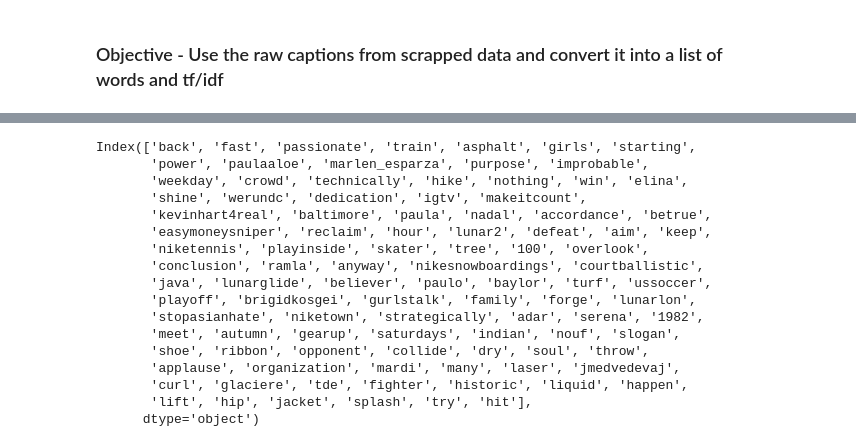
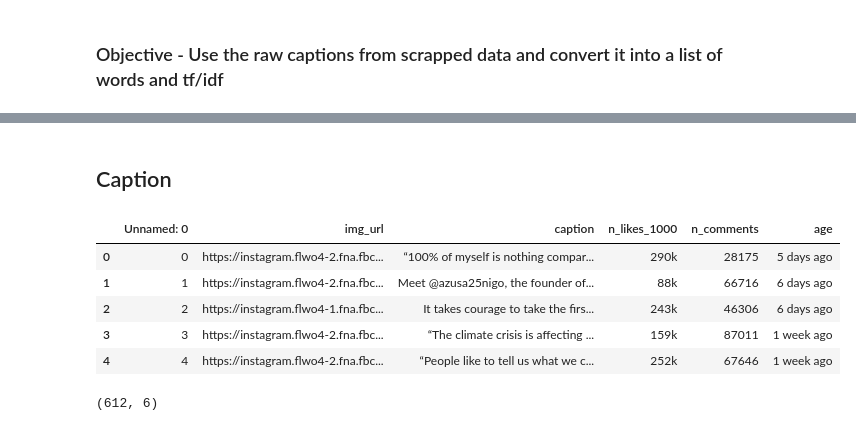
Before and after one commit to vicgpt/Unstructured-Data-Analytics, a Jupyter notebook: Project/caption_to_list.ipynb, the cells around one changed output, grey strips where cells are left out. Saved outputs shown, nothing was run; the diff lists cells and outputs as text; code cells hidden in the pictures.

```diff
--- a/Project/caption_to_list.ipynb
+++ b/Project/caption_to_list.ipynb
@@ -172,20 +112,0 @@ nike_tf_idf
-# %%
-nike_tf_idf.columns[:100]
-# %% [output]
-Index(['back', 'fast', 'passionate', 'train', 'asphalt', 'girls', 'starting',
-       'power', 'paulaaloe', 'marlen_esparza', 'purpose', 'improbable',
-       'weekday', 'crowd', 'technically', 'hike', 'nothing', 'win', 'elina',
-       'shine', 'werundc', 'dedication', 'igtv', 'makeitcount',
-       'kevinhart4real', 'baltimore', 'paula', 'nadal', 'accordance', 'betrue',
-       'easymoneysniper', 'reclaim', 'hour', 'lunar2', 'defeat', 'aim', 'keep',
-       'niketennis', 'playinside', 'skater', 'tree', '100', 'overlook',
-       'conclusion', 'ramla', 'anyway', 'nikesnowboardings', 'courtballistic',
-       'java', 'lunarglide', 'believer', 'paulo', 'baylor', 'turf', 'ussoccer',
-       'playoff', 'brigidkosgei', 'gurlstalk', 'family', 'forge', 'lunarlon',
-       'stopasianhate', 'niketown', 'strategically', 'adar', 'serena', '1982',
-       'meet', 'autumn', 'gearup', 'saturdays', 'indian', 'nouf', 'slogan',
-       'shoe', 'ribbon', 'opponent', 'collide', 'dry', 'soul', 'throw',
-       'applause', 'organization', 'mardi', 'many', 'laser', 'jmedvedevaj',
-       'curl', 'glaciere', 'tde', 'fighter', 'historic', 'liquid', 'happen',
-       'lift', 'hip', 'jacket', 'splash', 'try', 'hit'],
-      dtype='object')
@@ -191,0 +182,17 @@ Index(['back', 'fast', 'passionate', 'train', 'asphalt', 'girls', 'starting',
+# %% [markdown]
+## Caption
+# %%
+# reading the data
+data = pd.read_csv('Nike/nike_data.csv')
+data.head()
+# %% [output]
+|  | Unnamed: 0 | img_url | caption | n_likes_1000 | n_comments | age |
+| 0 | 0 | https://instagram.flwo4-2.fna.fbc... | “100% of myself is nothing compar... | 290k | 28175 | 5 days ago |
+| 1 | 1 | https://instagram.flwo4-2.fna.fbc... | Meet @azusa25nigo, the founder of... | 88k | 66716 | 6 days ago |
+| 2 | 2 | https://instagram.flwo4-1.fna.fbc... | It takes courage to take the firs... | 243k | 46306 | 6 days ago |
+| 3 | 3 | https://instagram.flwo4-2.fna.fbc... | “The climate crisis is affecting ... | 159k | 87011 | 1 week ago |
+| 4 | 4 | https://instagram.flwo4-2.fna.fbc... | “People like to tell us what we c... | 252k | 67646 | 1 week ago |
+# %%
+data.shape
+# %% [output]
+(612, 6)
```
Also changed, not shown: parts of 27 cells of this notebook.
